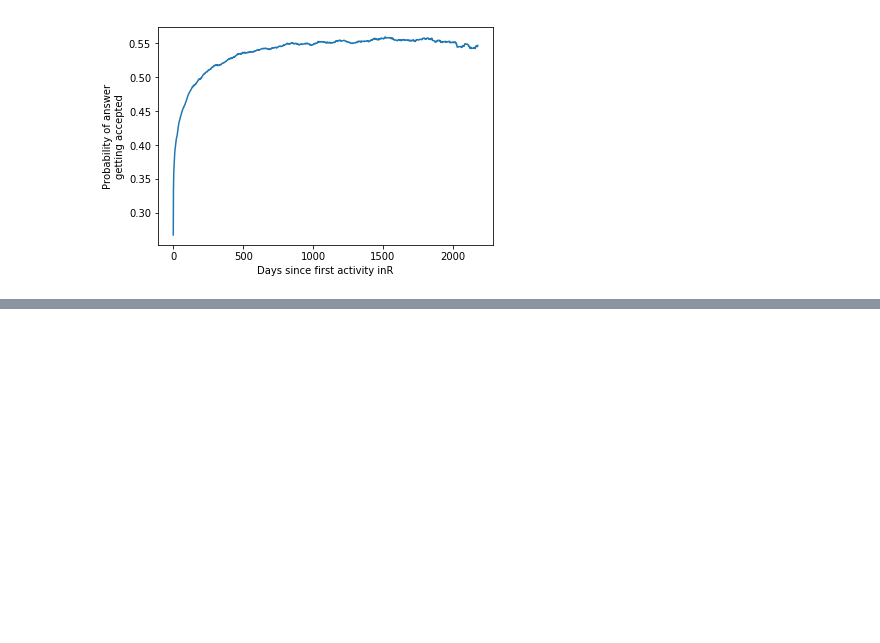
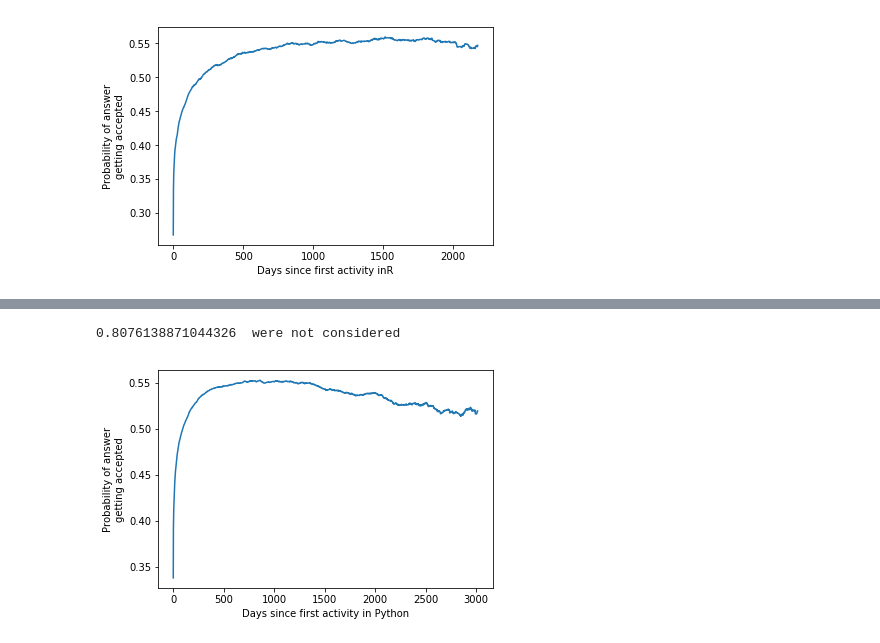
Before and after one commit to live-wire/overflow, a Jupyter notebook: ProbAccAnswerAllLanguages.ipynb, the cells around one changed output, grey strips where cells are left out. Cells and saved outputs as stored; diff of their text form; code cells hidden in the pictures; blank space fills up the shorter version.

```diff
--- a/ProbAccAnswerAllLanguages.ipynb
+++ b/ProbAccAnswerAllLanguages.ipynb
@@ -264,0 +278,6 @@ aggregateIndividualLearningCurves(RsummaryTableProbAccAnswer,0.4,100,"R")
+# %%
+#Python
+aggregateIndividualLearningCurves(PYTsummaryTableProbAccAnswer,0.4,100,"Python")
+# %% [output]
+0.8076138871044326  were not considered
+[figure, added]
```
Also changed, not shown: parts of 20 cells of this notebook.
